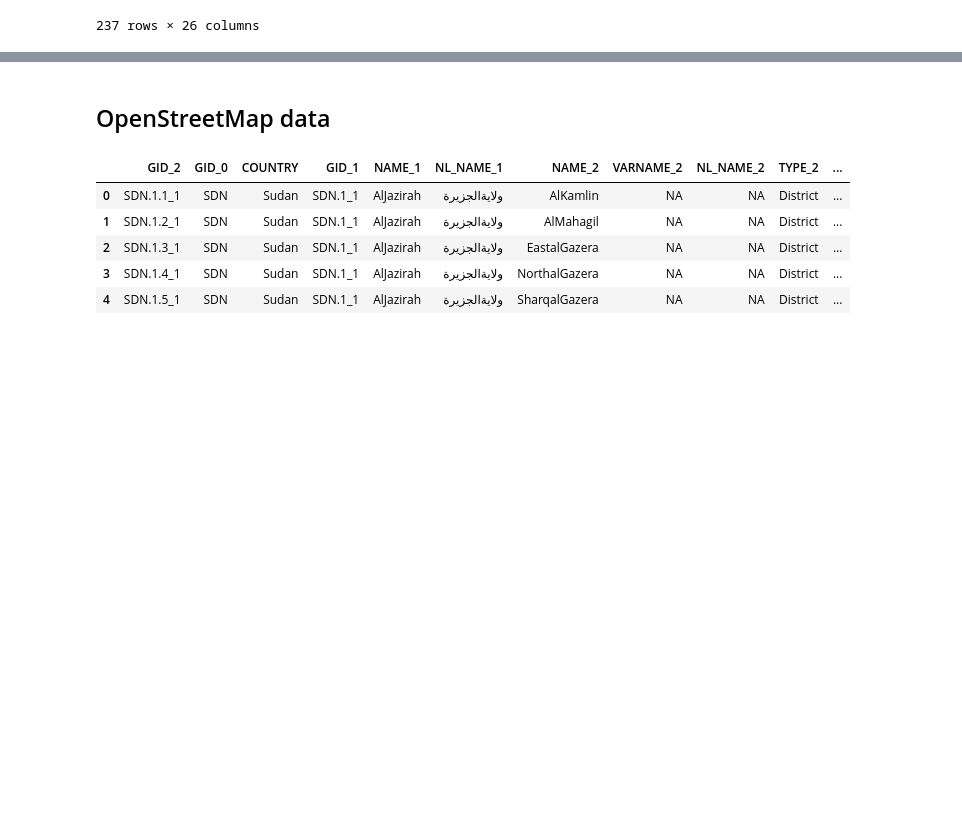
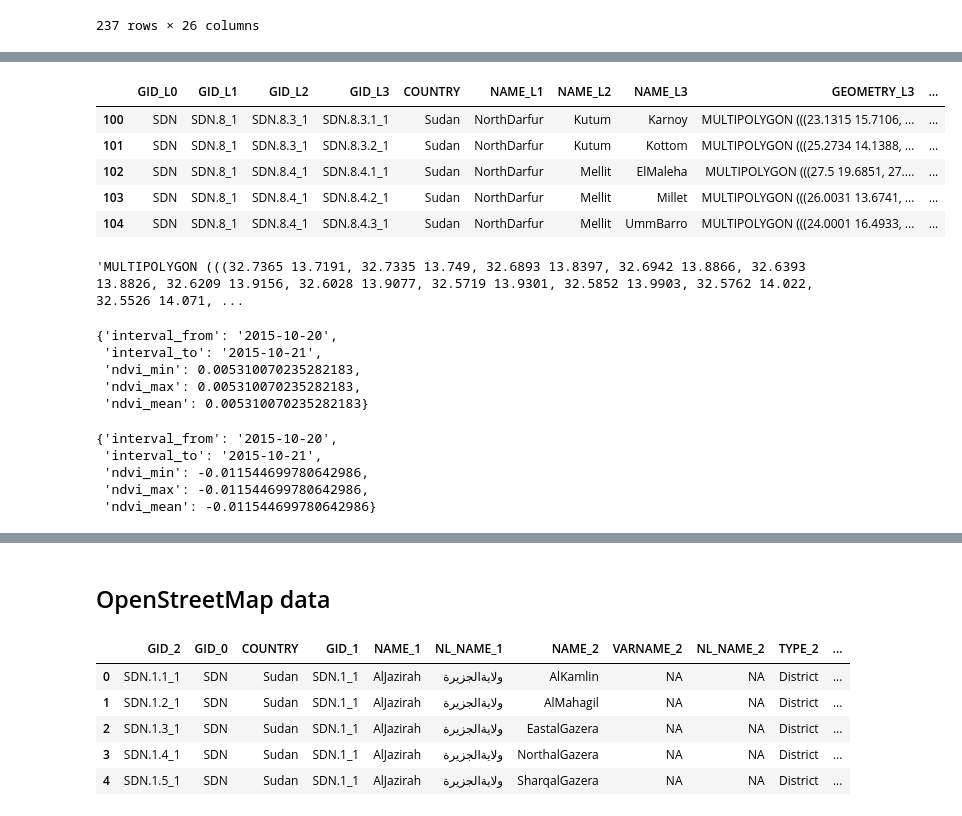
Before and after one commit to verapalotai/omdena_sudanchapter_diseaseforecasting, a Jupyter notebook: data_collection/2_Merging_cleaning.ipynb, the cells around one changed output, grey strips where cells are left out. Cells and saved outputs as stored; diff of their text form; code cells hidden in the pictures; blank space fills up the shorter version.

Commit message:
merge and clean data

```diff
--- a/data_collection/2_Merging_cleaning.ipynb
+++ b/data_collection/2_Merging_cleaning.ipynb
@@ -12 +10,3 @@ gdf_admin_l3 = gpd.read_file("data/administrative_boundaries/gadm/gadm41_SDN_3.j
+# %%
+pd.set_option('display.max_columns', None)
 # %% [markdown]
@@ -662,0 +812,2 @@ gdf_admin_sentinel_weather_cities
+# %%
+gdf_admin_sentinel_weather_cities_loaded = gpd.read_file('data/merging/gadm_sdn_full_with_coords_centroids_sentinel_weather_city_v2.csv')
@@ -662,0 +834,4 @@ gdf_admin_sentinel_weather_cities
+# %%
+gdf_admin_sentinel_weather_cities_loaded['SENTINEL_2_NDVI_L3'] = gdf_admin_sentinel_weather_cities_loaded['SENTINEL_2_NDVI_L3'].apply(ast.literal_eval)
+gdf_admin_sentinel_weather_cities_loaded['SENTINEL_2_NDWI_L3'] = gdf_admin_sentinel_weather_cities_loaded['SENTINEL_2_NDWI_L3'].apply(ast.literal_eval)
+gdf_admin_sentinel_weather_cities_loaded['WEATHER_WEEKLY_L1'] = gdf_admin_sentinel_weather_cities_loaded['WEATHER_WEEKLY_L1'].apply(ast.literal_eval)
@@ -662,0 +858,29 @@ gdf_admin_sentinel_weather_cities
+# %%
+gdf_admin_sentinel_weather_cities_loaded[100:105]
+# %% [output]
+|  | GID_L0 | GID_L1 | GID_L2 | GID_L3 | COUNTRY | NAME_L1 | NAME_L2 | NAME_L3 | GEOMETRY_L3 | ... |
+| 100 | SDN | SDN.8_1 | SDN.8.3_1 | SDN.8.3.1_1 | Sudan | NorthDarfur | Kutum | Karnoy | MULTIPOLYGON (((23.1315 15.7106, ... | ... |
+| 101 | SDN | SDN.8_1 | SDN.8.3_1 | SDN.8.3.2_1 | Sudan | NorthDarfur | Kutum | Kottom | MULTIPOLYGON (((25.2734 14.1388, ... | ... |
+| 102 | SDN | SDN.8_1 | SDN.8.4_1 | SDN.8.4.1_1 | Sudan | NorthDarfur | Mellit | ElMaleha | MULTIPOLYGON (((27.5 19.6851, 27.... | ... |
+| 103 | SDN | SDN.8_1 | SDN.8.4_1 | SDN.8.4.2_1 | Sudan | NorthDarfur | Mellit | Millet | MULTIPOLYGON (((26.0031 13.6741, ... | ... |
+| 104 | SDN | SDN.8_1 | SDN.8.4_1 | SDN.8.4.3_1 | Sudan | NorthDarfur | Mellit | UmmBarro | MULTIPOLYGON (((24.0001 16.4933, ... | ... |
+# %%
+gdf_admin_sentinel_weather_cities_loaded['GEOMETRY_L1'][0]
+# %% [output]
+'MULTIPOLYGON (((32.7365 13.7191, 32.7335 13.749, 32.6893 13.8397, 32.6942 13.8866, 32.6393 13.8826, 32.6209 13.9156, 32.6028 13.9077, 32.5719 13.9301, 32.5852 13.9903, 32.5762 14.022, 32.5526 14.071, ...
+# %%
+gdf_admin_sentinel_weather_cities_loaded['SENTINEL_2_NDVI_L3'][0]["data"][0]
+# %% [output]
+{'interval_from': '2015-10-20',
+ 'interval_to': '2015-10-21',
+ 'ndvi_min': 0.005310070235282183,
+ 'ndvi_max': 0.005310070235282183,
+ 'ndvi_mean': 0.005310070235282183}
+# %%
+gdf_admin_sentinel_weather_cities_loaded['SENTINEL_2_NDWI_L3'][0]["data"][0]
+# %% [output]
+{'interval_from': '2015-10-20',
+ 'interval_to': '2015-10-21',
+ 'ndvi_min': -0.011544699780642986,
+ 'ndvi_max': -0.011544699780642986,
+ 'ndvi_mean': -0.011544699780642986}
```
Also changed, not shown: parts of 55 cells of this notebook.
